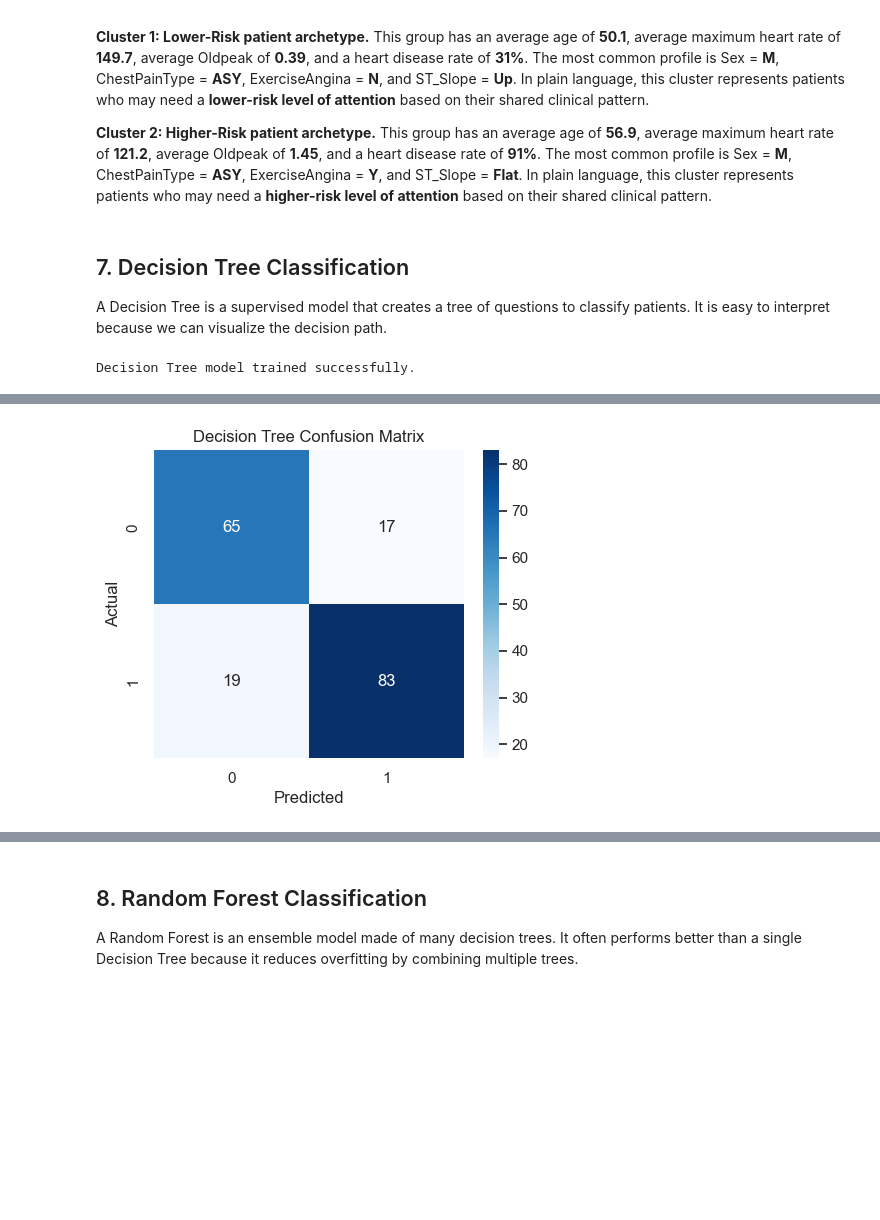
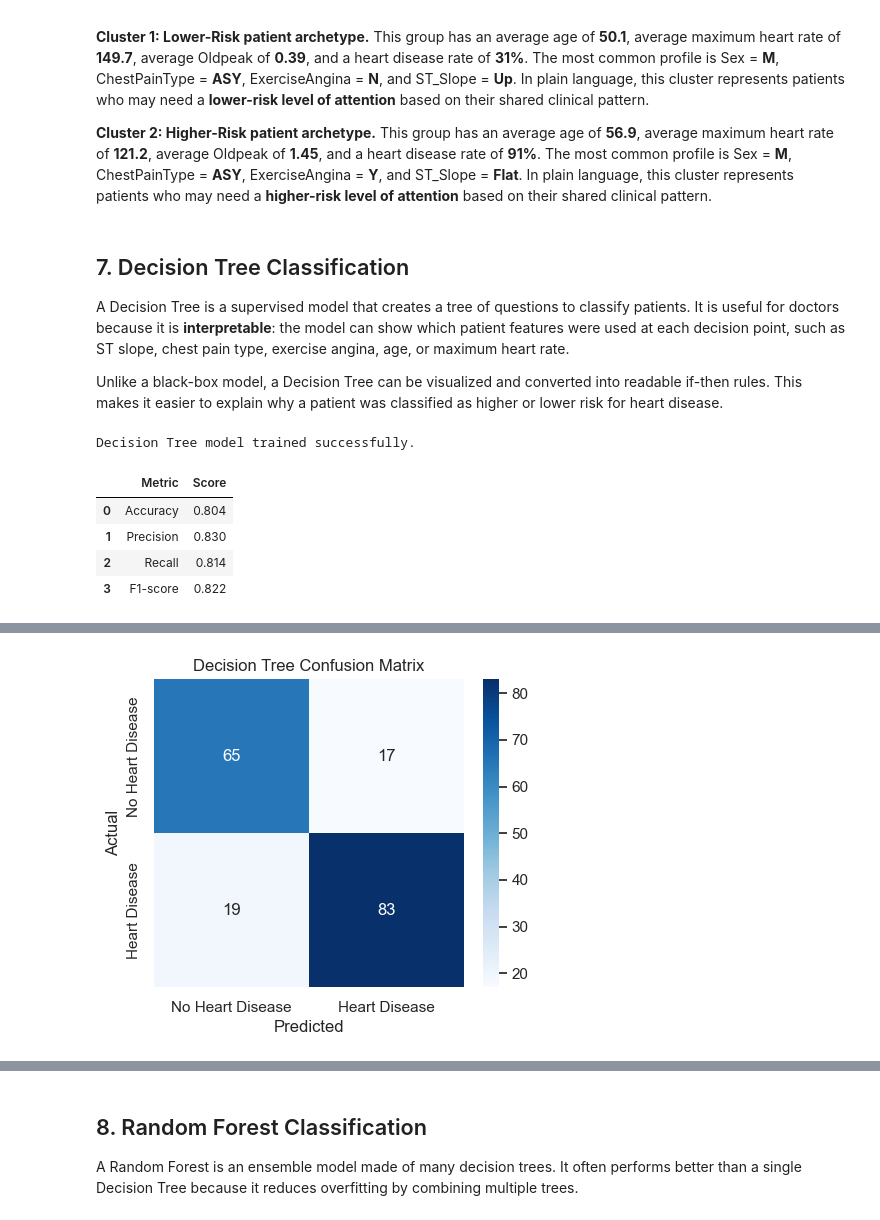
Before and after one commit to pearlsheyl08/Heart-Disease-Analysis, a Jupyter notebook: Lastnames_CCS230_Finals.ipynb, the cells around one changed output, grey strips where cells are left out. Cells and saved outputs as stored; diff of their text form; code cells hidden in the pictures; blank space fills up the shorter version.

```diff
--- a/Lastnames_CCS230_Finals.ipynb
+++ b/Lastnames_CCS230_Finals.ipynb
@@ -692,33 +692,58 @@ display(Markdown("\n\n".join(interpretation_lines)))
 # %% [markdown]
 ## 7. Decision Tree Classification
 
-A Decision Tree is a supervised model that creates a tree of questions to classify patients. It is easy to interpret because we can visualize the decision path.
+A Decision Tree is a supervised model that creates a tree of questions to classify patients. It is useful for doctors because it is **interpretable**: the model can show which patient features were used at each decision point, such as ST slope, chest pain type, exercise angina, age, or maximum heart rate.
+
+Unlike a black-box model, a Decision Tree can be visualized and converted into readable if-then rules. This makes it easier to explain why a patient was classified as higher or lower risk for heart disease.
 # %%
-# Build a Decision Tree pipeline.
-# max_depth limits tree complexity and helps reduce overfitting.
-decision_tree_pipeline = Pipeline(steps=[
-    ("preprocessor", preprocessor),
-    ("model", DecisionTreeClassifier(max_depth=4, random_state=RANDOM_STATE))
-])
+# Train a Decision Tree classifier using the prepared train-test split.
+# max_depth=4 keeps the tree easier to read and helps reduce overfitting.
+dt_feature_names = get_feature_names(preprocessor)
 
-decision_tree_pipeline.fit(X_train, y_train)
+decision_tree_model = DecisionTreeClassifier(max_depth=4, random_state=42)
+decision_tree_model.fit(X_train_prepared, y_train)
 
-dt_predictions = decision_tree_pipeline.predict(X_test)
-dt_probabilities = decision_tree_pipeline.predict_proba(X_test)[:, 1]
+# Predict HeartDisease on the test set.
+dt_predictions = decision_tree_model.predict(X_test_prepared)
+dt_probabilities = decision_tree_model.predict_proba(X_test_prepared)[:, 1]
 
 print("Decision Tree model trained successfully.")
 # %% [output]
 Decision Tree model trained successfully.
 # %%
 # Evaluate the Decision Tree using common classification metrics.
+decision_tree_metrics = pd.DataFrame({
+    "Metric": ["Accuracy", "Precision", "Recall", "F1-score"],
+    "Score": [
+        accuracy_score(y_test, dt_predictions),
+        precision_score(y_test, dt_predictions),
+        recall_score(y_test, dt_predictions),
+        f1_score(y_test, dt_predictions)
+    ]
+})
+
+display(decision_tree_metrics.round(3))
+
 print("Decision Tree Classification Report")
-print(classification_report(y_test, dt_predictions))
+print(classification_report(y_test, dt_predictions, target_names=["No Heart Disease", "Heart Disease"]))
 
 plt.figure(figsize=(5, 4))
-sns.heatmap(confusion_matrix(y_test, dt_predictions), annot=True, fmt="d", cmap="Blues")
+sns.heatmap(
+    confusion_matrix(y_test, dt_predictions),
+    annot=True,
+    fmt="d",
+    cmap="Blues",
+    xticklabels=["No Heart Disease", "Heart Disease"],
+    yticklabels=["No Heart Disease", "Heart Disease"]
+)
 plt.title("Decision Tree Confusion Matrix")
 plt.xlabel("Predicted")
 plt.ylabel("Actual")
 plt.show()
 # %% [output]
+|  | Metric | Score |
+| 0 | Accuracy | 0.804 |
+| 1 | Precision | 0.830 |
+| 2 | Recall | 0.814 |
+| 3 | F1-score | 0.822 |
 Decision Tree Classification Report
@@ -733,3 +758,3 @@ weighted avg       0.80      0.80      0.80       184
-[figure, old version]
+[figure, new version]
 # %%
 # Visualize the trained Decision Tree.
```
Also changed, not shown: parts of 5 cells of this notebook.
